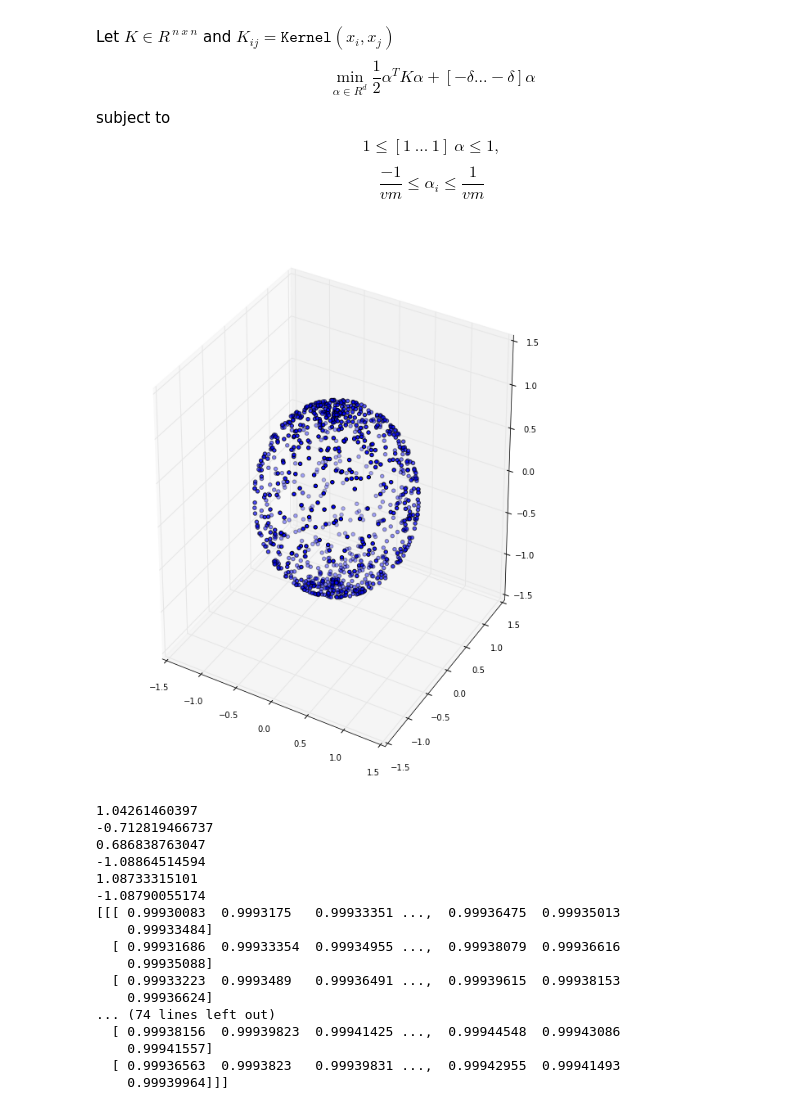
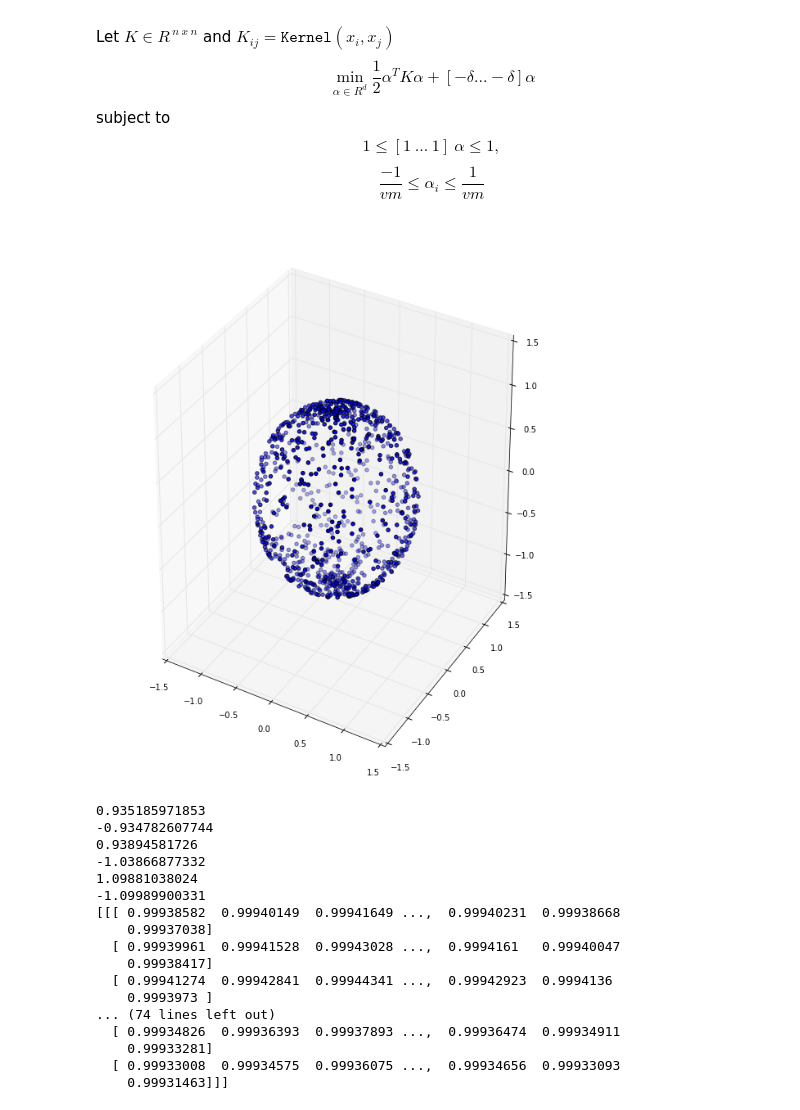
Before and after one commit to michrawson/SVM_Implicit_Surface_Reconstruction, a Jupyter notebook: Slab-SVM-Sphere.ipynb, the cells around one changed output. Cells and saved outputs as stored; diff of their text form; code cells hidden in the pictures.

```diff
--- a/Slab-SVM-Sphere.ipynb
+++ b/Slab-SVM-Sphere.ipynb
@@ -118,7 +118,7 @@ for i in range(m):
     bkx.append(mosek.boundkey.ra)
 bux=(ones((m))) * (1/(v*m))
 blx=(ones((m))) * (-1/(v*m))
-c=(zeros((m)))
+c=(0.001*ones((m)))
 
 numvar = len(bkx)
 numcon = len(bkc)
@@ -174,48 +174,48 @@ task.getxx(mosek.soltype.itr, xx)
 # elif solsta == mosek.solsta.prim_infeas_cer:
 #     print("Primal or dual infeasibility.\n")
 # elif solsta == mosek.solsta.near_dual_infeas_cer:
 #     print("Primal or dual infeasibility.\n")
 # elif  solsta == mosek.solsta.near_prim_infeas_cer:
 #     print("Primal or dual infeasibility.\n")
 # elif mosek.solsta.unknown:
 #     print("Unknown solution status")
 # else:
 #     print("Other solution status")
 
 alpha = xx
 
 num_steps = 50
 x0_range = np.linspace(-2, 2,num_steps)
 x1_range = np.linspace(-2, 2,num_steps)
 x2_range = np.linspace(-2, 2,num_steps)
 
 data = np.zeros((num_steps,num_steps,num_steps))
 
 for i in range(num_steps):
     for j in range(num_steps):
         for k in range(num_steps):
             x_temp = np.asarray([x0_range[i],
                                 x1_range[j],
                                 x2_range[k]])
             data[i,j,k] = f(x_temp,x,alpha)
 
 print data
 # %% [output]
-[figure, old version]
+[figure, new version]
-1.04261460397
--0.712819466737
-0.686838763047
--1.08864514594
-1.08733315101
--1.08790055174
-[[[ 0.99930083  0.9993175   0.99933351 ...,  0.99936475  0.99935013
-    0.99933484]
-  [ 0.99931686  0.99933354  0.99934955 ...,  0.99938079  0.99936616
-    0.99935088]
-  [ 0.99933223  0.9993489   0.99936491 ...,  0.99939615  0.99938153
-    0.99936624]
+0.935185971853
+-0.934782607744
+0.93894581726
+-1.03866877332
+1.09881038024
+-1.09989900331
+[[[ 0.99938582  0.99940149  0.99941649 ...,  0.99940231  0.99938668
+    0.99937038]
+  [ 0.99939961  0.99941528  0.99943028 ...,  0.9994161   0.99940047
+    0.99938417]
+  [ 0.99941274  0.99942841  0.99944341 ...,  0.99942923  0.9994136
+    0.9993973 ]
 ... (74 lines left out)
-  [ 0.99938156  0.99939823  0.99941425 ...,  0.99944548  0.99943086
-    0.99941557]
-  [ 0.99936563  0.9993823   0.99939831 ...,  0.99942955  0.99941493
-    0.99939964]]]
+  [ 0.99934826  0.99936393  0.99937893 ...,  0.99936474  0.99934911
+    0.99933281]
+  [ 0.99933008  0.99934575  0.99936075 ...,  0.99934656  0.99933093
+    0.99931463]]]
```
